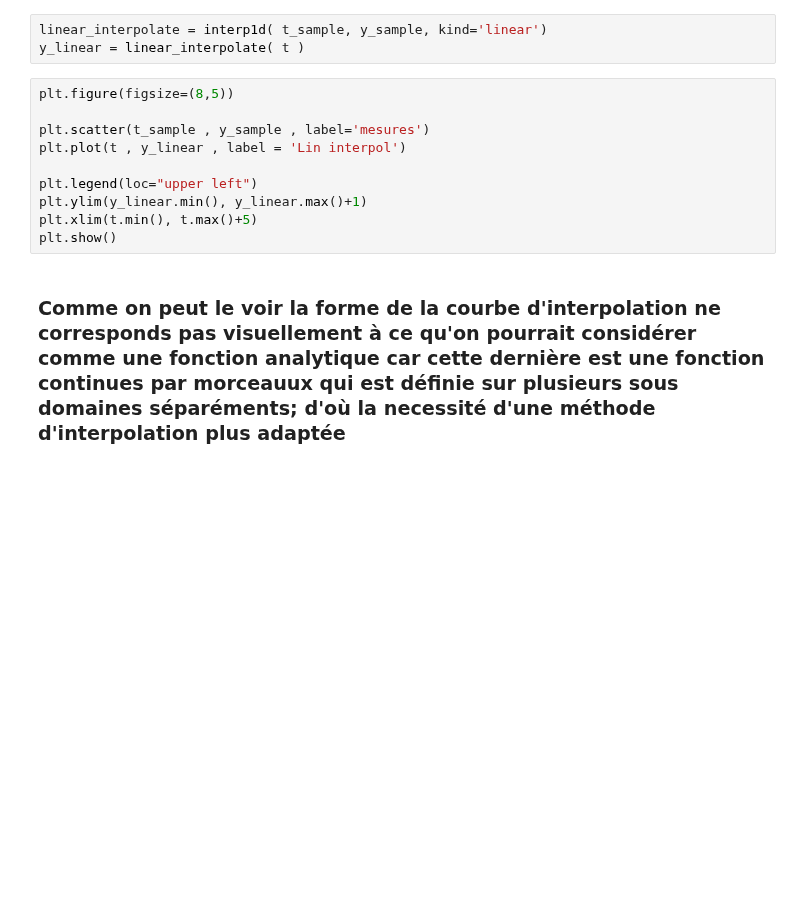
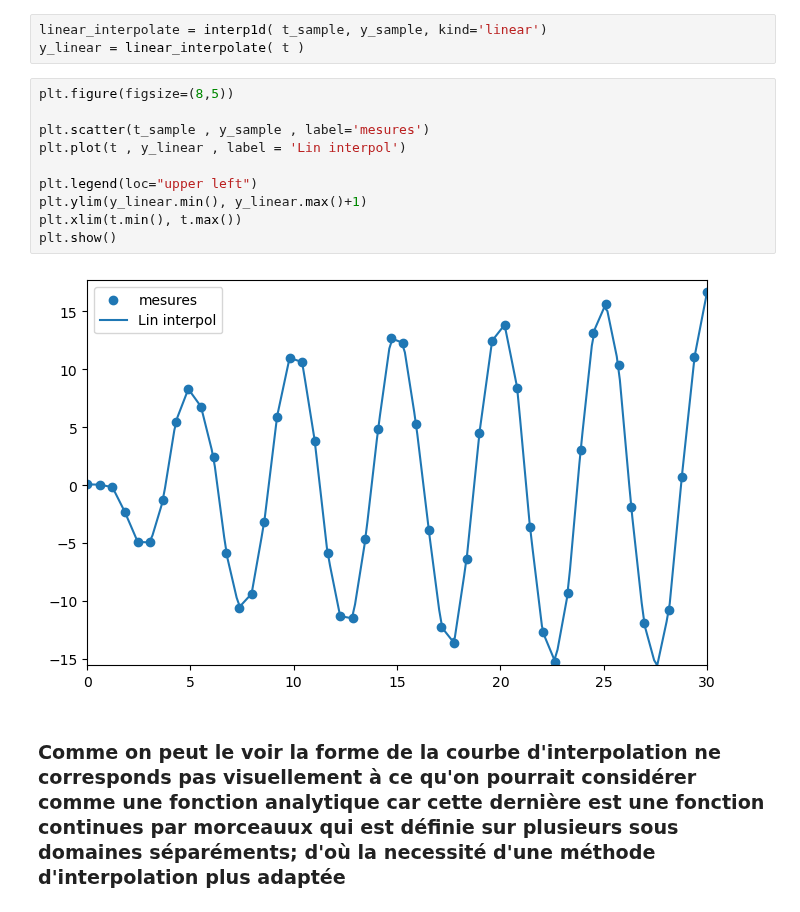
Before and after one commit to Brice-KENGNI-ZANGUIM/Python-pour-les-Mathematiques, a Jupyter notebook: Bibliothèque Scipy.ipynb, the cells around one changed output. Drawn from its saved outputs; the diff is of its cells as text; blank space fills up the shorter version.

```diff
--- a/Bibliothèque Scipy.ipynb
+++ b/Bibliothèque Scipy.ipynb
@@ -167,13 +240,15 @@ y_linear = linear_interpolate( t )
 # %%
 plt.figure(figsize=(8,5))
 
 plt.scatter(t_sample , y_sample , label='mesures')
 plt.plot(t , y_linear , label = 'Lin interpol')
 
 plt.legend(loc="upper left")
 plt.ylim(y_linear.min(), y_linear.max()+1)
-plt.xlim(t.min(), t.max()+5)
+plt.xlim(t.min(), t.max())
 plt.show()
+# %% [output]
+[figure, added]
 # %% [markdown]
 <h3> Comme on peut le voir la forme de la courbe d'interpolation ne corresponds pas visuellement à ce qu'on pourrait considérer comme une fonction analytique car cette dernière est une fonction continues par morceauux qui est définie sur plusieurs sous domaines séparéments; d'où la necessité d'une méthode d'interpolation plus adaptée
 # %% [markdown]
```
Also changed, not shown: parts of 17 cells of this notebook.
